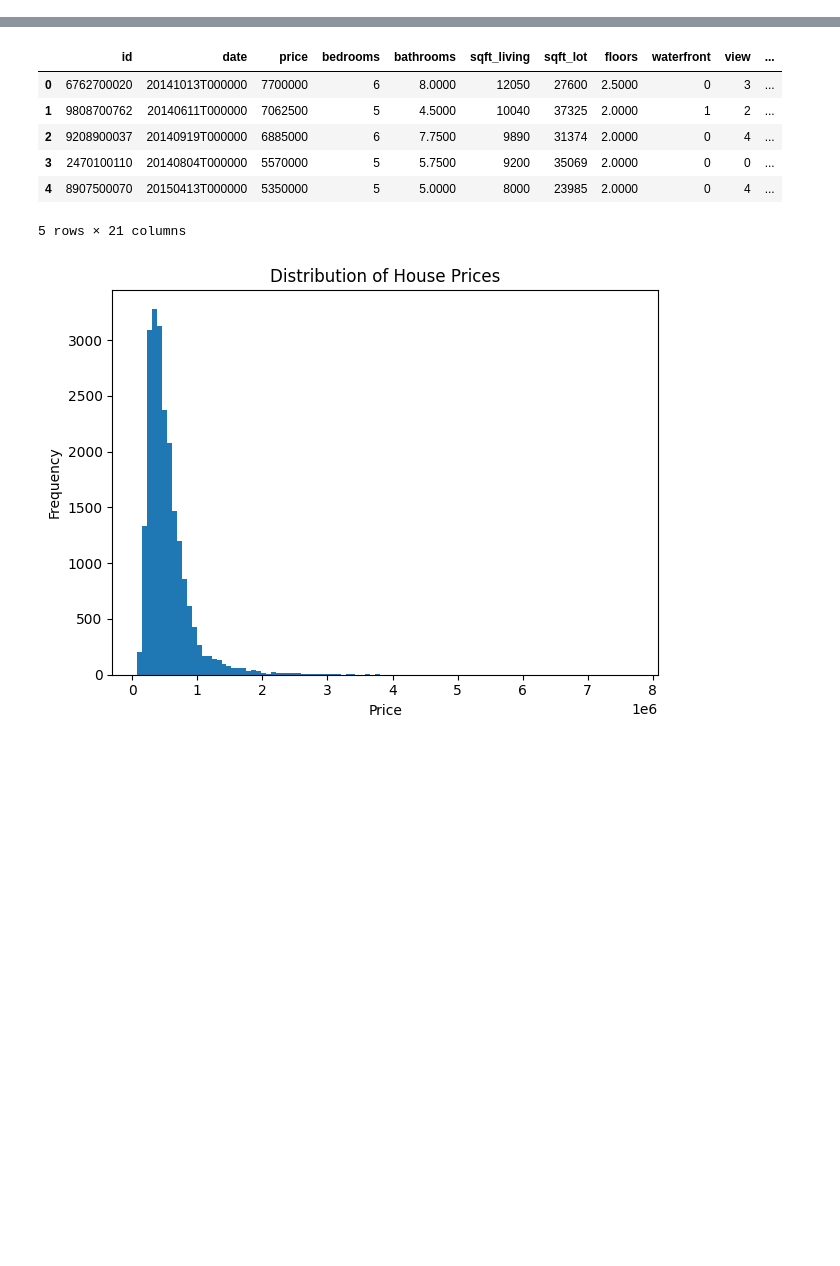
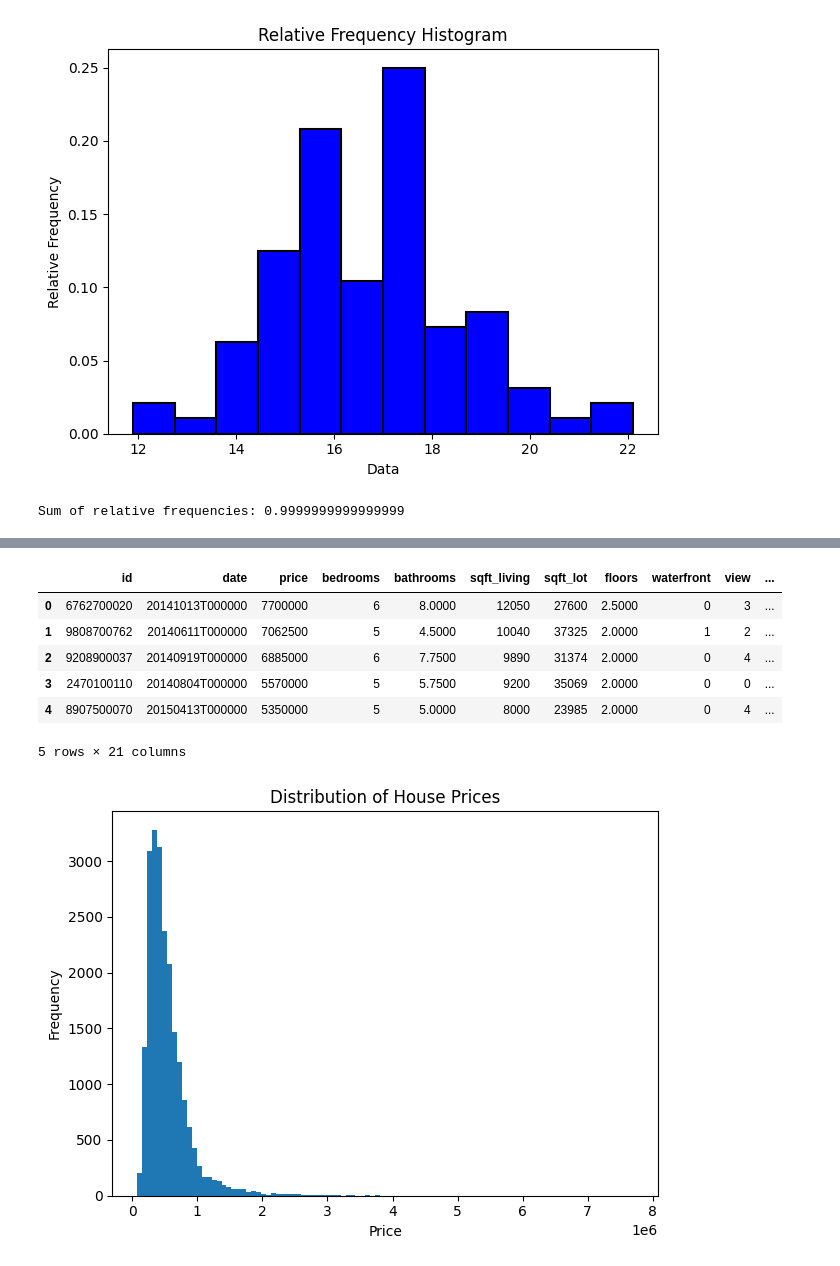
Before and after one commit to miu0001/Statistical_Inference, a Jupyter notebook: 6.1 Descriptive Statistics.ipynb, the cells around one changed output, grey strips where cells are left out. Cells and saved outputs as stored; diff of their text form; code cells hidden in the pictures; blank space fills up the shorter version.

```diff
--- a/6.1 Descriptive Statistics.ipynb
+++ b/6.1 Descriptive Statistics.ipynb
@@ -7,0 +91,28 @@ from typing import Optional, Union
+# %%
+# weights so bar heights are relative frequencies (sum = 1)
+weights = np.ones_like(x, dtype=float) / x.size
+
+plt.figure()
+counts, edges, _ = plt.hist(
+    x, bins=12, weights=weights,   # ← relative frequency
+    color="blue",                  # fill color
+    edgecolor="black",             # solid boundaries on each bar
+    linewidth=1.5
+)
+
+# draw solid boundary lines up to each bar’s height
+for h, left, right in zip(counts, edges[:-1], edges[1:]):
+    plt.plot([left, left],   [0, h], color="black", linewidth=1.2)
+    plt.plot([right, right], [0, h], color="black", linewidth=1.2)
+
+plt.title("Relative Frequency Histogram")
+plt.xlabel("Data")
+plt.ylabel("Relative Frequency")
+plt.tight_layout()
+plt.show()
+
+# (optional) check: sum of relative frequencies should be ~1
+print("Sum of relative frequencies:", counts.sum())
+# %% [output]
+[figure, added]
+Sum of relative frequencies: 0.9999999999999999
```
Also changed, not shown: parts of 4 cells of this notebook.
